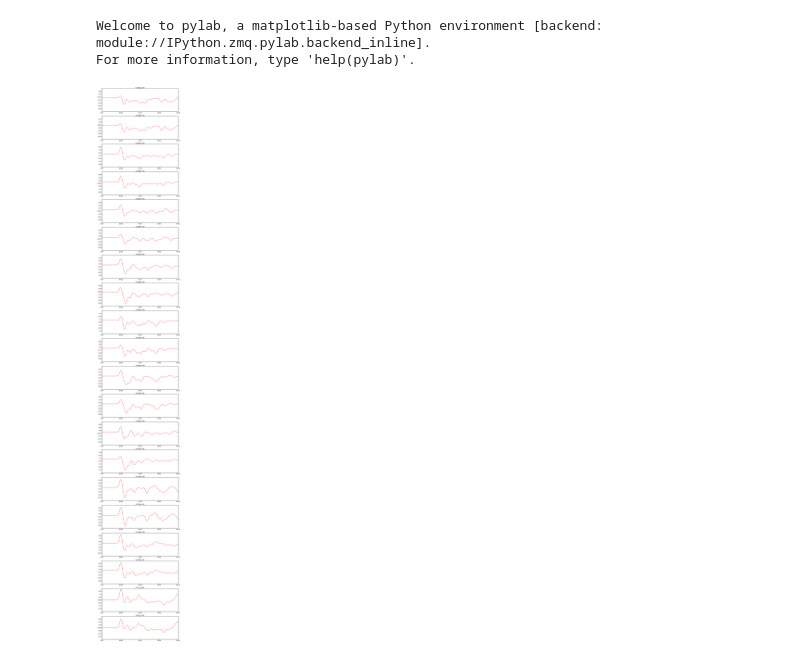
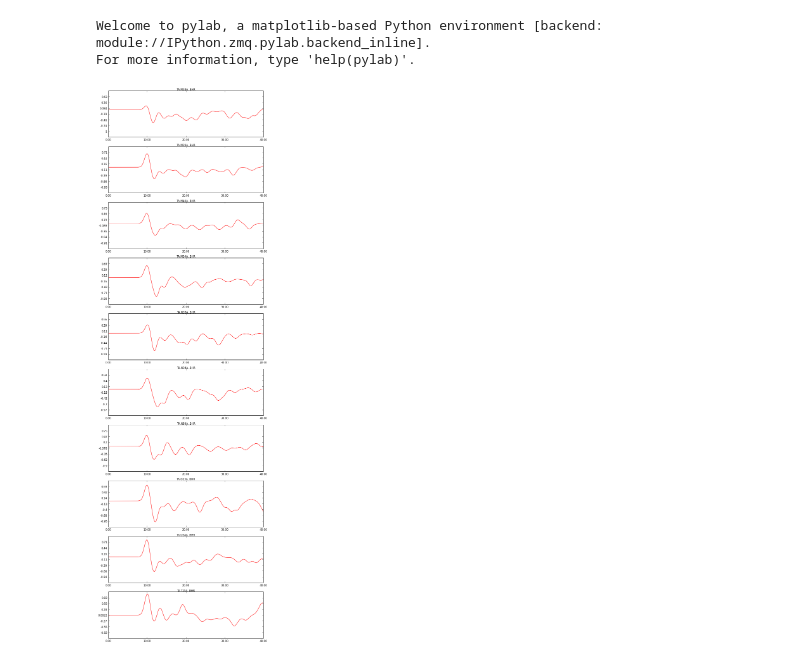
Before and after one commit to dIOGOLOC/cavalo, a Jupyter notebook: teste_RF.ipynb, the cells around one changed output. Cells and saved outputs as stored; diff of their text form; code cells hidden in the pictures.

```diff
--- a/teste_RF.ipynb
+++ b/teste_RF.ipynb
@@ -9,10 +9,10 @@ from obspy.core import UTCDateTime
 from obspy.core import read
 import matplotlib.pyplot as plt
 # %%
-st = read('/home/diogo/RFTN/20111107223527/20111107223527/RFTN/R.*H*Z*.1.0')
+st = read('/home/diogo/RFTN/20111107223527/20111107223527/RFTN/R.*ABHZ*.1.0')
 dt = UTCDateTime("1969-12-31T23:59:50")
 tr = st.slice(dt, dt + 40)
-tr.normalize(0.30)
+tr.normalize(global_max=1)
 tr.plot(type="relative", number_of_ticks=5, equal_scale_horizontal="True",color="red")
 # %% [output]
-[figure, old version]
+[figure, new version]
```
